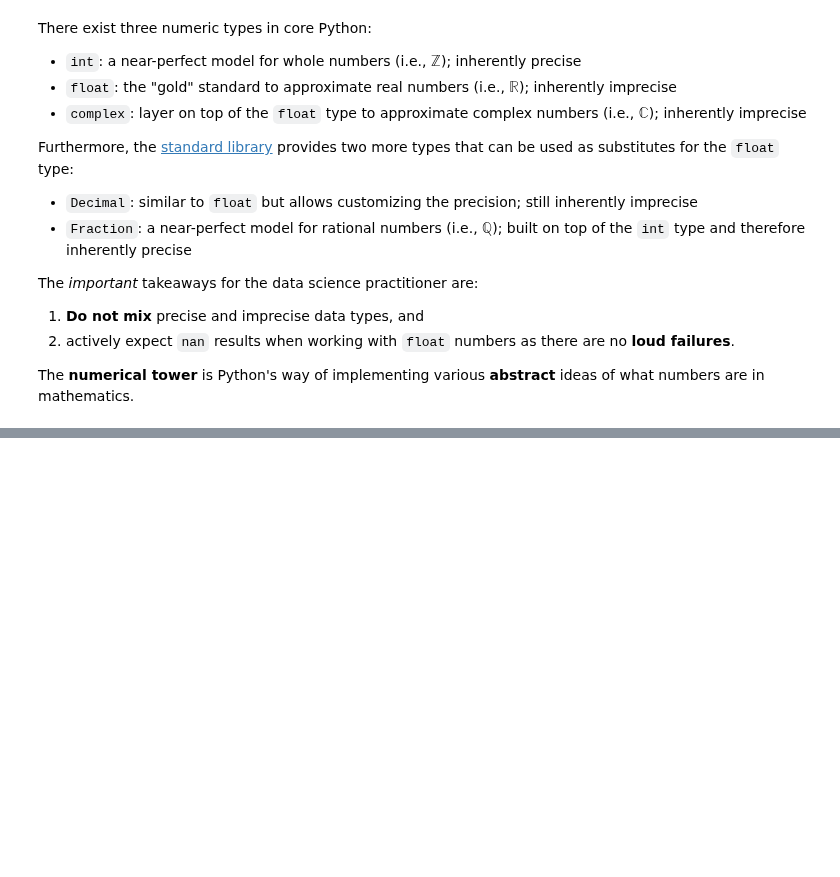
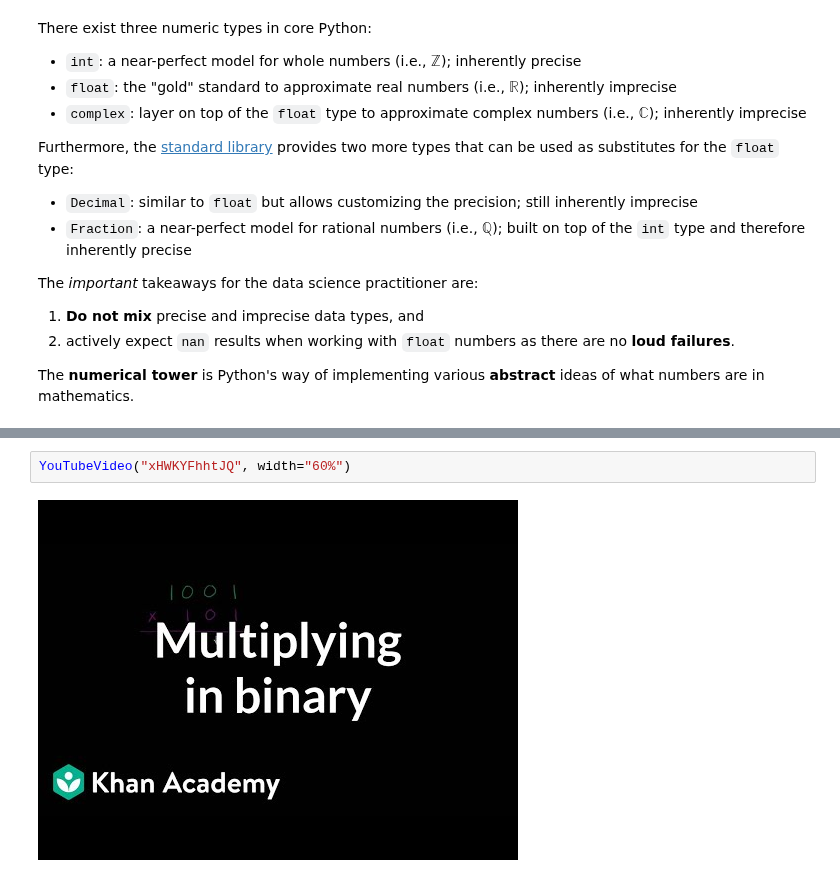
Before and after one commit to webartifex/intro-to-python, a Jupyter notebook: 05_numbers_00_lecture.ipynb, the cells around one changed output, grey strips where cells are left out. Drawn from its saved outputs; the diff is of its cells as text; blank space fills up the shorter version.

```diff
--- a/05_numbers_00_lecture.ipynb
+++ b/05_numbers_00_lecture.ipynb
@@ -1401,0 +1500,4 @@ The **numerical tower** is Python's way of implementing various **abstract** ide
+# %%
+YouTubeVideo("xHWKYFhhtJQ", width="60%")
+# %% [output]
+[figure, added]
```
Also changed, not shown: parts of 204 cells of this notebook, 2 other files.
